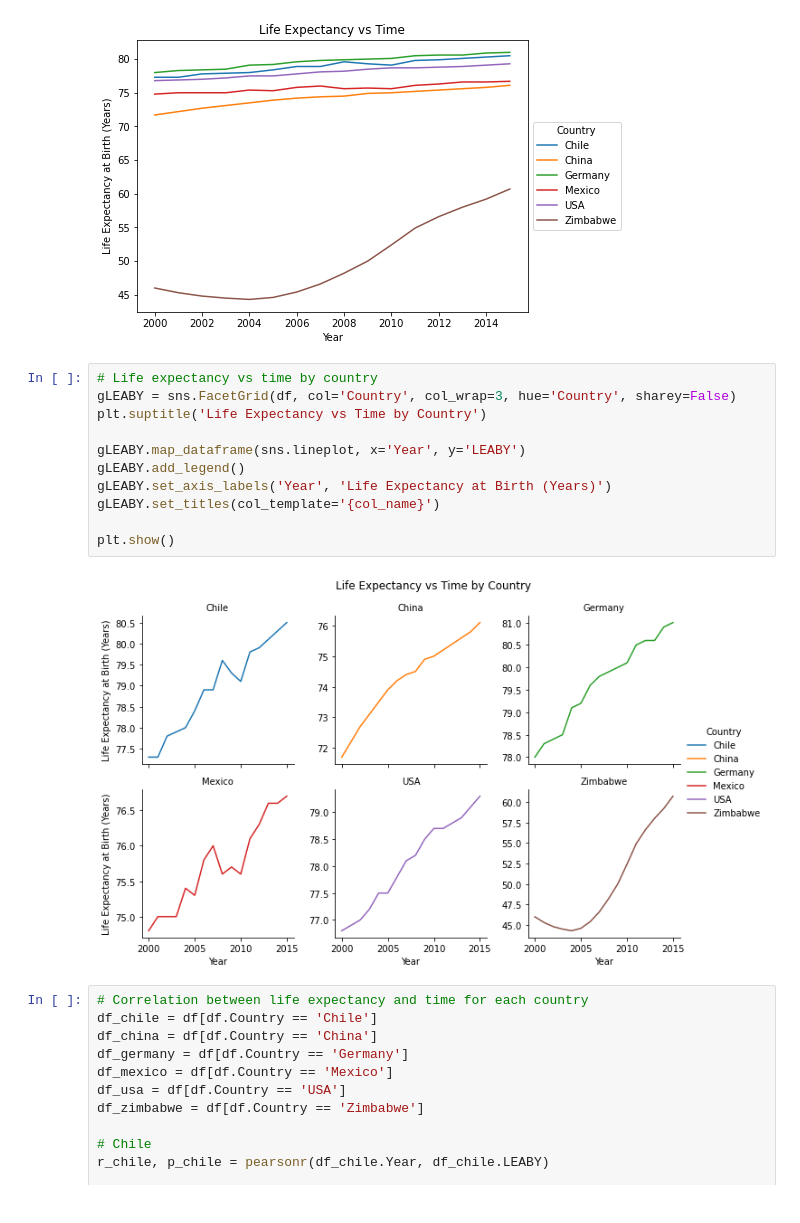
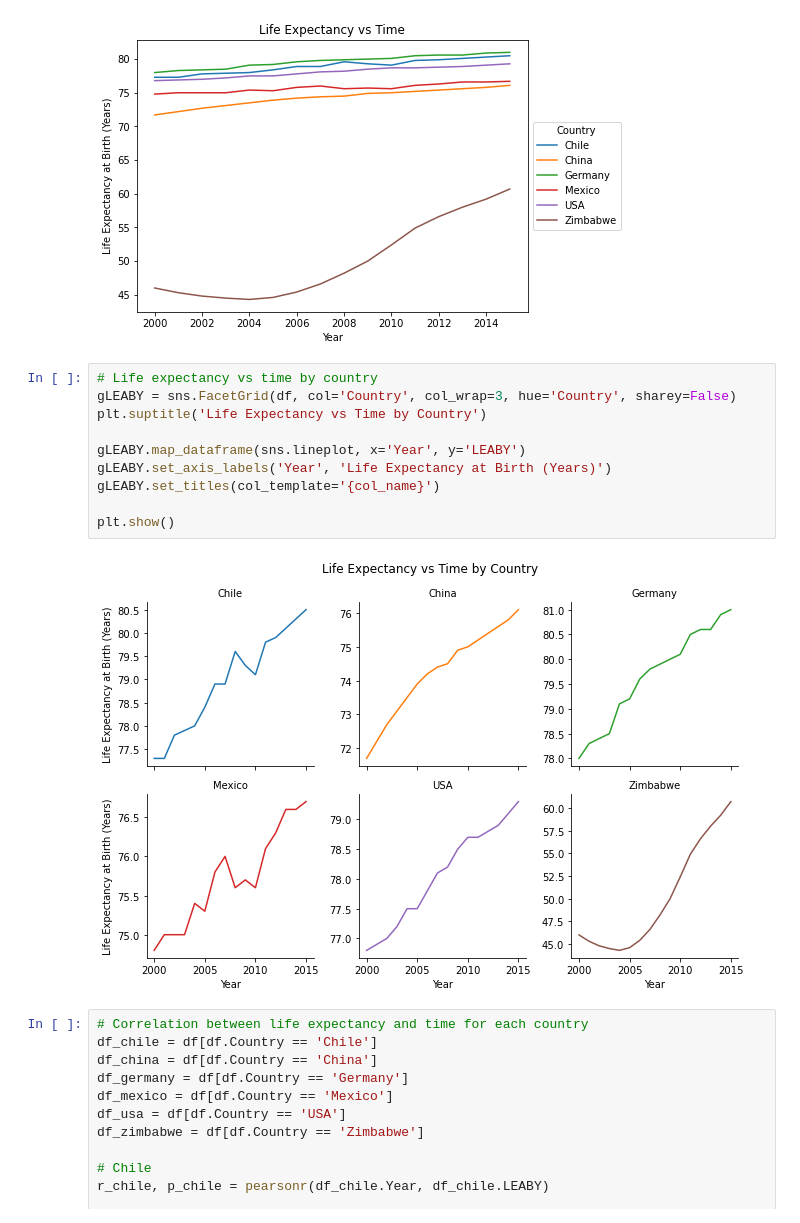
Before and after one commit to anlifi/life_expectancy_gdp, a Jupyter notebook: life_expectancy_gdp.ipynb, the cells around one changed output. Drawn from its saved outputs; the diff is of its cells as text.

Commit message:
Remove legends from grids

```diff
--- a/life_expectancy_gdp.ipynb
+++ b/life_expectancy_gdp.ipynb
@@ -196,16 +196,15 @@ plt.show()
 # %%
 # Life expectancy vs time by country
 gLEABY = sns.FacetGrid(df, col='Country', col_wrap=3, hue='Country', sharey=False)
 plt.suptitle('Life Expectancy vs Time by Country')
 
 gLEABY.map_dataframe(sns.lineplot, x='Year', y='LEABY')
-gLEABY.add_legend()
 gLEABY.set_axis_labels('Year', 'Life Expectancy at Birth (Years)')
 gLEABY.set_titles(col_template='{col_name}')
 
 plt.show()
 # %% [output]
-[figure, old version]
+[figure, new version]
 # %%
 # Correlation between life expectancy and time for each country
 df_chile = df[df.Country == 'Chile']
```
Also changed, not shown: parts of 3 cells of this notebook.
